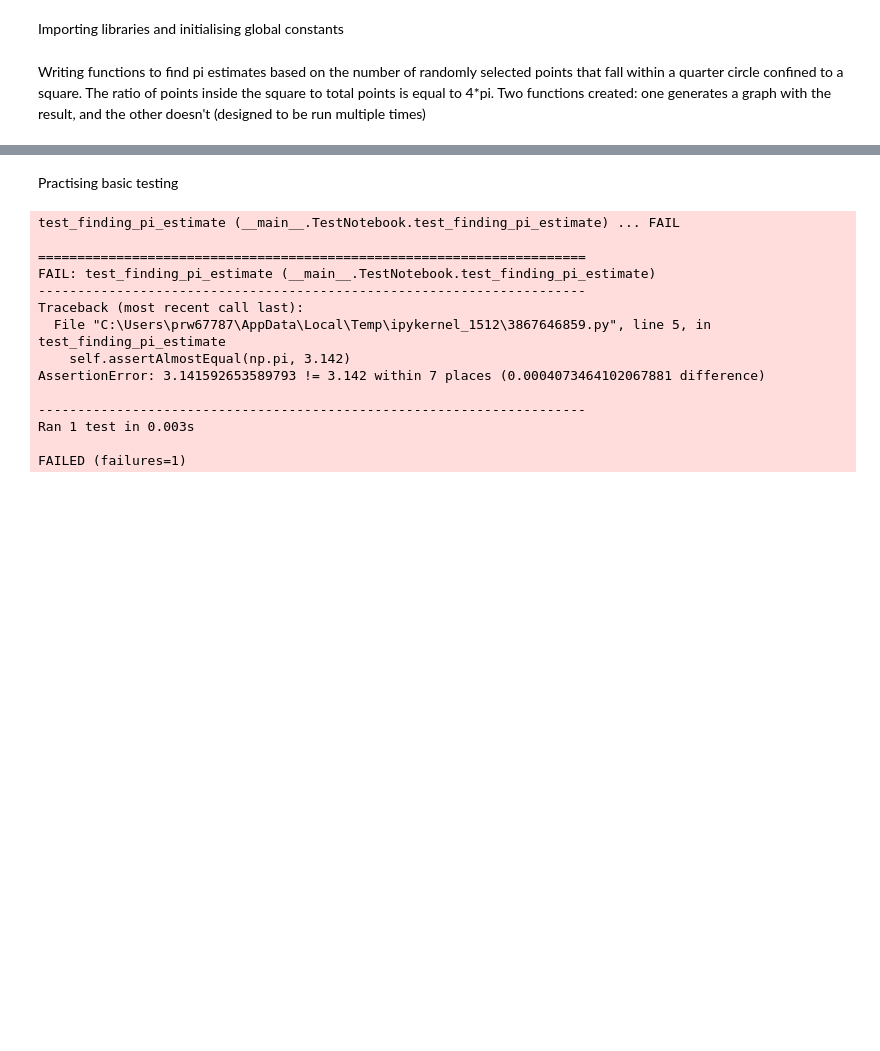
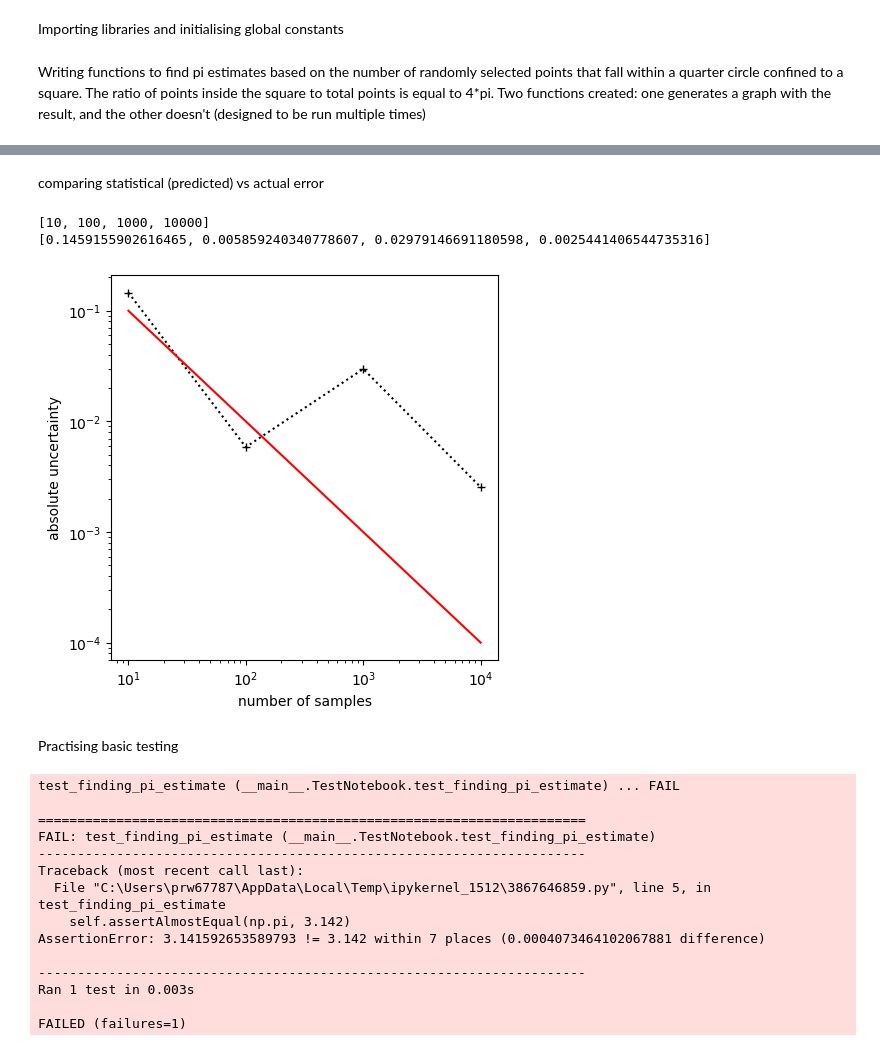
Before and after one commit to ellabeck03/finding-pi-monte-carlo, a Jupyter notebook: finding_pi.ipynb, the cells around one changed output, grey strips where cells are left out. Saved outputs shown, nothing was run; the diff lists cells and outputs as text; code cells hidden in the pictures; blank space fills up the shorter version.

```diff
--- a/finding_pi.ipynb
+++ b/finding_pi.ipynb
@@ -171,3 +158,32 @@ Wall time: 7.1 s
+# %% [markdown]
+comparing statistical (predicted) vs actual error
+# %%
+def calculate_statistical_error(num_points):
+    return (1 / num_points)
+
+def plot_errors(figure, points_array, statistical_errors, real_errors):
+    plt.loglog(points_array, real_errors, marker = "+", linestyle = "dotted", color = "k", label = "real errors")
+    plt.loglog(points_array, statistical_errors, color = "r", label = "statistical (predicted) error")
+    plt.xlabel("number of samples")
+    plt.ylabel("absolute uncertainty")
+
+    return
+
+fig = plt.figure(figsize = [5, 5])
+statistical_error = []
+
+for i in range(len(points)):
+    stat_error = calculate_statistical_error(points[i])
+    statistical_error.append(stat_error)
+
+print(points)
+print(errors)
+plot_errors(fig, points, statistical_error, errors)
+plt.show()
+# %% [output]
+[10, 100, 1000, 10000]
+[0.1459155902616465, 0.005859240340778607, 0.02979146691180598, 0.0025441406544735316]
+[figure, added]
 # %% [markdown]
 Practising basic testing
 # %%
```
Also changed, not shown: parts of 2 cells of this notebook.
